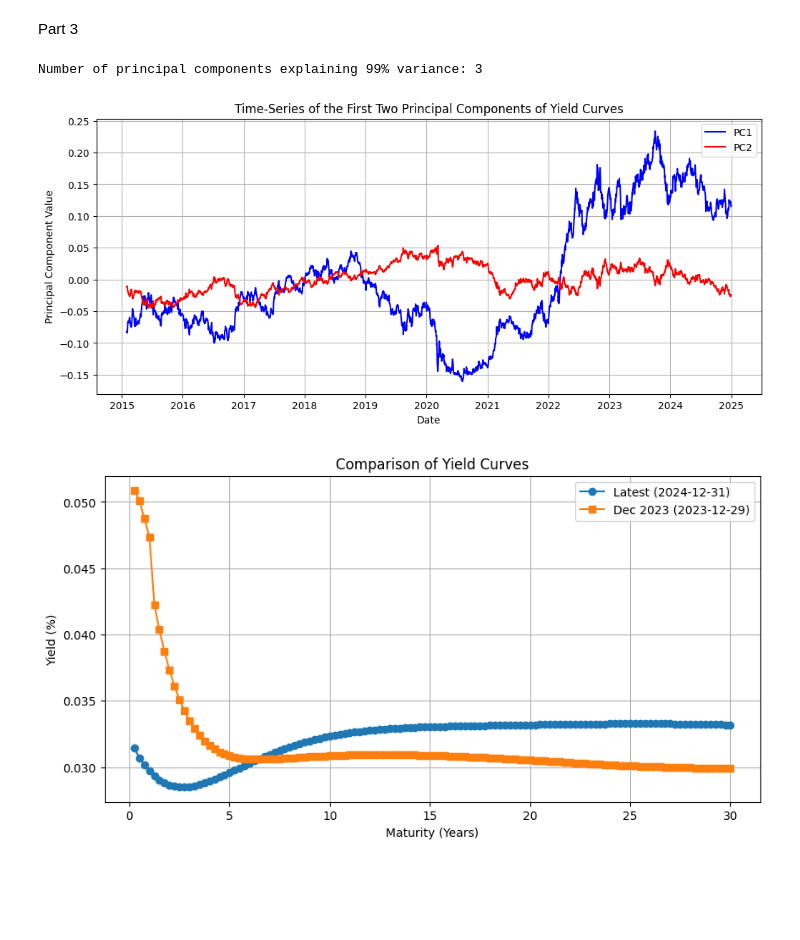
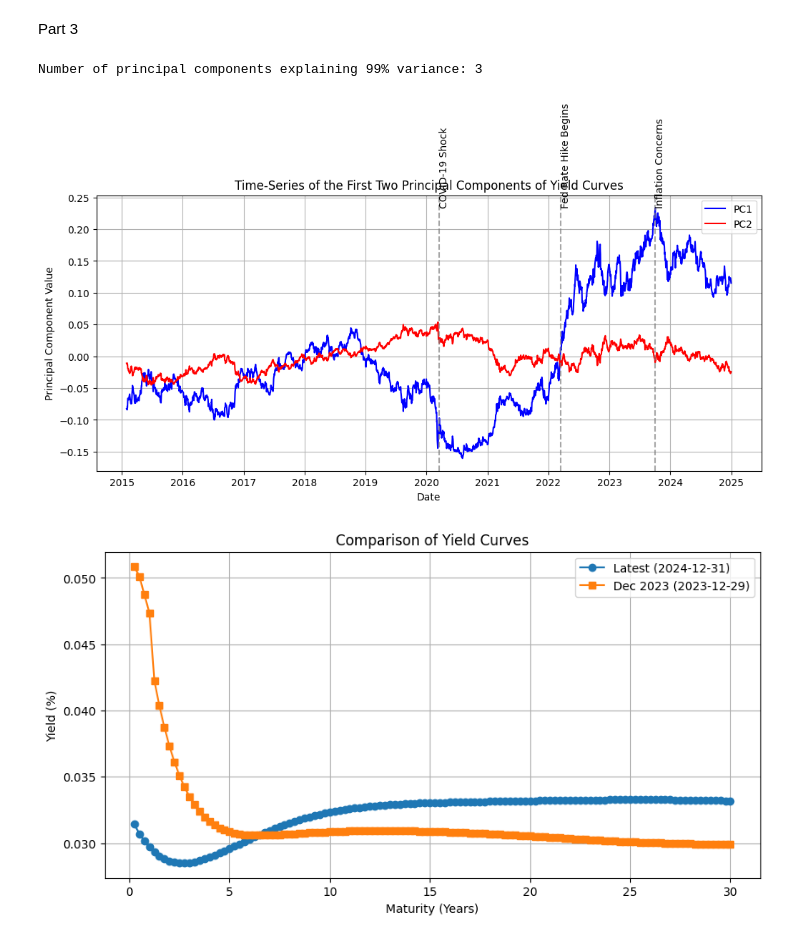
Before and after one commit to rameloa/School, a Jupyter notebook: 823FinancialAnalytics/A2/Assignment2AnthonyRamelo.ipynb, the cells around one changed output. Drawn from its saved outputs; the diff is of its cells as text; code cells hidden in the pictures; blank space fills up the shorter version.

```diff
--- a/823FinancialAnalytics/A2/Assignment2AnthonyRamelo.ipynb
+++ b/823FinancialAnalytics/A2/Assignment2AnthonyRamelo.ipynb
@@ -370,35 +372,47 @@ pca_df = pd.DataFrame({
 plt.figure(figsize=(12, 5))
 plt.plot(pca_df['Date'], pca_df['PC1'], label='PC1', color='blue')
 plt.plot(pca_df['Date'], pca_df['PC2'], label='PC2', color='red')
+
+# Add vertical markers for key economic events
+key_events = {
+    '2020-03-15': 'COVID-19 Shock',
+    '2022-03-16': 'Fed Rate Hike Begins',
+    '2023-10-01': 'Inflation Concerns'
+}
+
+for date, label in key_events.items():
+    plt.axvline(pd.to_datetime(date), color='gray', linestyle='--', alpha=0.7)
+    plt.text(pd.to_datetime(date), max(pca_df['PC1']), label, rotation=90, verticalalignment='bottom')
+
 plt.xlabel('Date')
 plt.ylabel('Principal Component Value')
 plt.title('Time-Series of the First Two Principal Components of Yield Curves')
 plt.legend()
 plt.grid()
 plt.show()
 
 # Extract the most recent date and the last date of December 2023
 latest_date = df['Date'].max()
 dec_2023_date = df[df['Date'].dt.strftime('%Y-%m') == '2023-12']['Date'].max()
 
 # Get the yield curve data for these two dates
 latest_yields = df[df['Date'] == latest_date].iloc[:, 1:].T
 dec_2023_yields = df[df['Date'] == dec_2023_date].iloc[:, 1:].T
 
 # Get the maturities (column headers except 'Date')
 maturities = df.columns[1:].astype(float)
 
 # Plot the yield curves
 plt.figure(figsize=(10, 5))
 plt.plot(maturities, latest_yields, label=f'Latest ({latest_date.date()})', marker='o')
 plt.plot(maturities, dec_2023_yields, label=f'Dec 2023 ({dec_2023_date.date()})', marker='s')
 plt.xlabel('Maturity (Years)')
 plt.ylabel('Yield (%)')
 plt.title('Comparison of Yield Curves')
 plt.legend()
 plt.grid()
 plt.show()
 # %% [output]
 Number of principal components explaining 99% variance: 3
-[figure, old version]
+[figure, new version]
 [figure]
```
Also changed, not shown: parts of 4 cells of this notebook, 2 other files.
